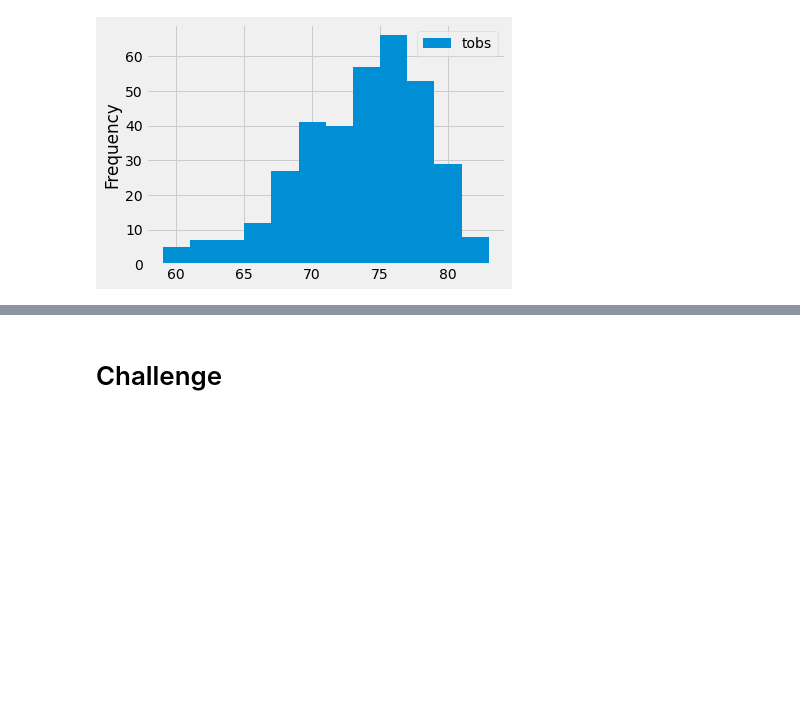
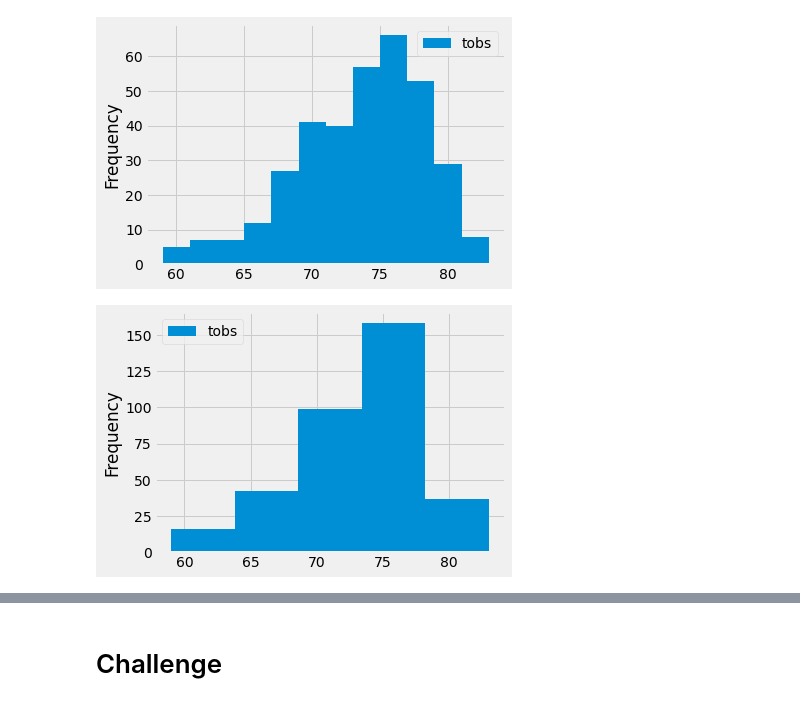
Before and after one commit to Lora-Borja/surfs_up, a Jupyter notebook: climate_analysis.ipynb, the cells around one changed output, grey strips where cells are left out. Saved outputs shown, nothing was run; the diff lists cells and outputs as text; code cells hidden in the pictures; blank space fills up the shorter version.

```diff
--- a/climate_analysis.ipynb
+++ b/climate_analysis.ipynb
@@ -200,3 +200,9 @@ df.plot.hist(bins=12)
 plt.tight_layout()
 # %% [output]
 [figure]
+# %%
+# Skill Drill Module 9.3.4 - Adjusting the bins in the plot to 5.
+df.plot.hist(bins=5)
+plt.tight_layout()
+# %% [output]
+[figure, added]
```
Also changed, not shown: parts of 1 cell of this notebook.
